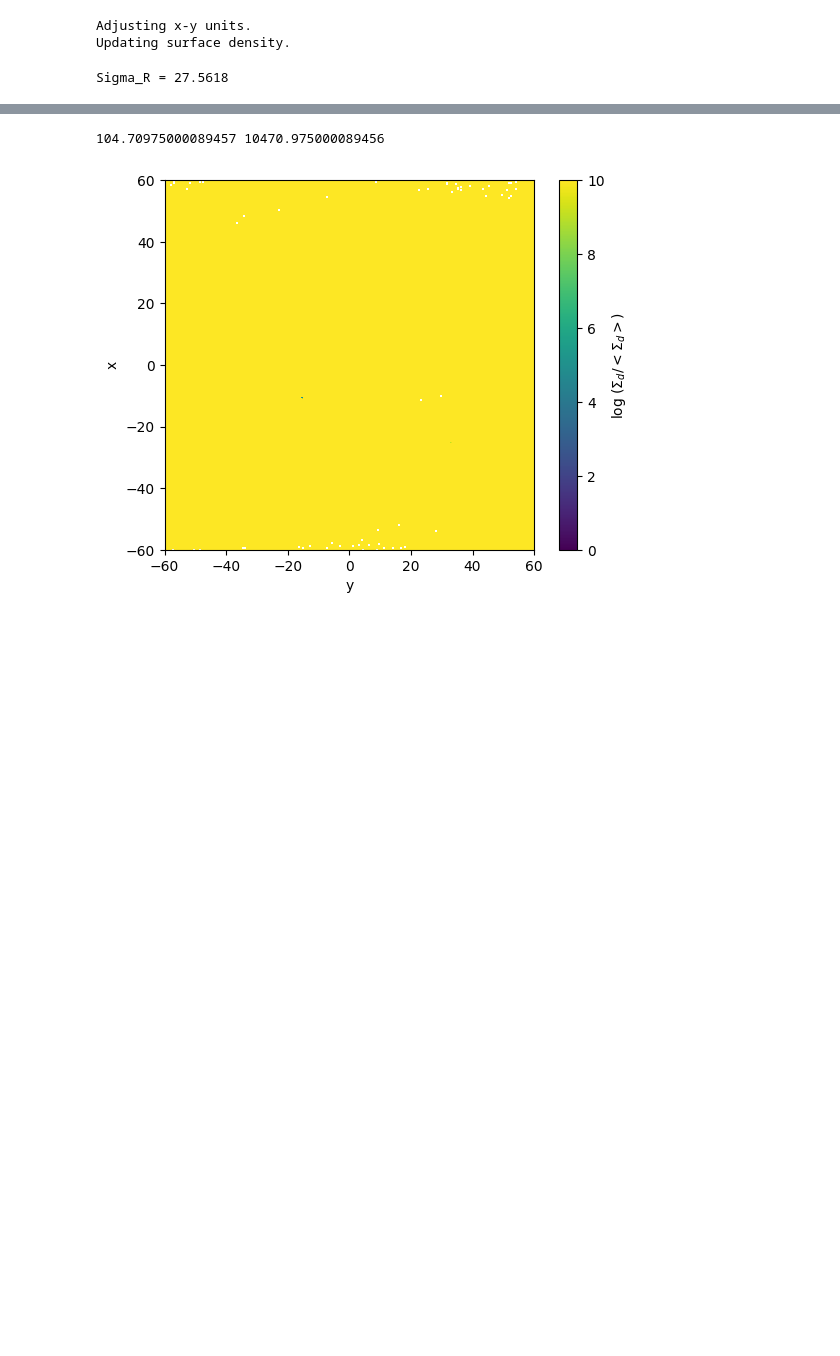
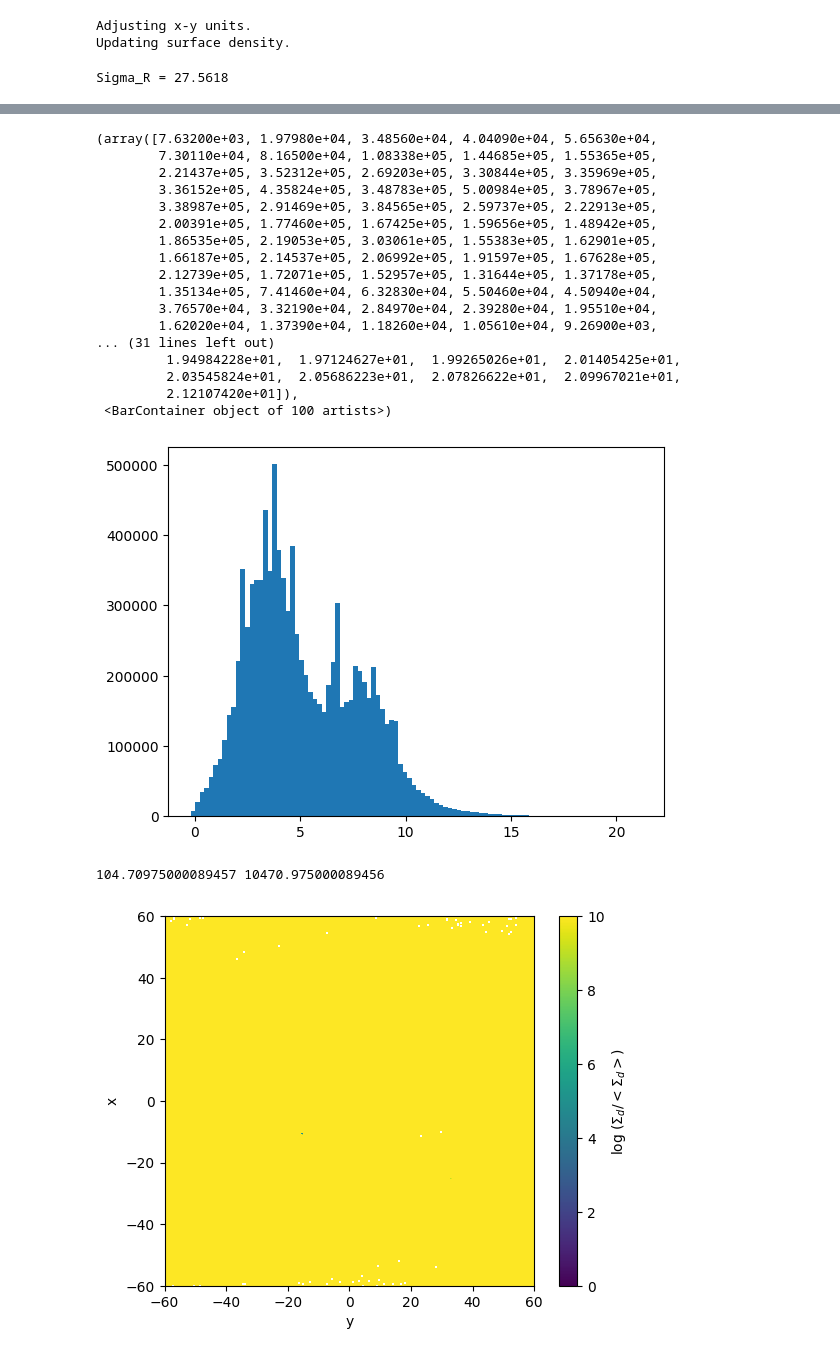
Before and after one commit to adamkoval/ShearingBox, a Jupyter notebook: dev_resources/local_plot_surfdens/plot_dust_surfdens_eff.ipynb, the cells around one changed output, grey strips where cells are left out. Cells and saved outputs as stored; diff of their text form; code cells hidden in the pictures; blank space fills up the shorter version.

```diff
--- a/dev_resources/local_plot_surfdens/plot_dust_surfdens_eff.ipynb
+++ b/dev_resources/local_plot_surfdens/plot_dust_surfdens_eff.ipynb
@@ -304,3 +330,25 @@ plt.show()
+# %%
+# Plots histogram of velocity dispersion
+plt.hist(disp, bins=100)
+# %% [output]
+(array([7.63200e+03, 1.97980e+04, 3.48560e+04, 4.04090e+04, 5.65630e+04,
+        7.30110e+04, 8.16500e+04, 1.08338e+05, 1.44685e+05, 1.55365e+05,
+        2.21437e+05, 3.52312e+05, 2.69203e+05, 3.30844e+05, 3.35969e+05,
+        3.36152e+05, 4.35824e+05, 3.48783e+05, 5.00984e+05, 3.78967e+05,
+        3.38987e+05, 2.91469e+05, 3.84565e+05, 2.59737e+05, 2.22913e+05,
+        2.00391e+05, 1.77460e+05, 1.67425e+05, 1.59656e+05, 1.48942e+05,
+        1.86535e+05, 2.19053e+05, 3.03061e+05, 1.55383e+05, 1.62901e+05,
+        1.66187e+05, 2.14537e+05, 2.06992e+05, 1.91597e+05, 1.67628e+05,
+        2.12739e+05, 1.72071e+05, 1.52957e+05, 1.31644e+05, 1.37178e+05,
+        1.35134e+05, 7.41460e+04, 6.32830e+04, 5.50460e+04, 4.50940e+04,
+        3.76570e+04, 3.32190e+04, 2.84970e+04, 2.39280e+04, 1.95510e+04,
+        1.62020e+04, 1.37390e+04, 1.18260e+04, 1.05610e+04, 9.26900e+03,
+... (31 lines left out)
+         1.94984228e+01,  1.97124627e+01,  1.99265026e+01,  2.01405425e+01,
+         2.03545824e+01,  2.05686223e+01,  2.07826622e+01,  2.09967021e+01,
+         2.12107420e+01]),
+ <BarContainer object of 100 artists>)
+[figure, added]
 # %%
 # PLOTS TOOMRE Q
 def Toomre_Q(c_s, kappa, G, Sigma):
```
Also changed, not shown: parts of 6 cells of this notebook.
